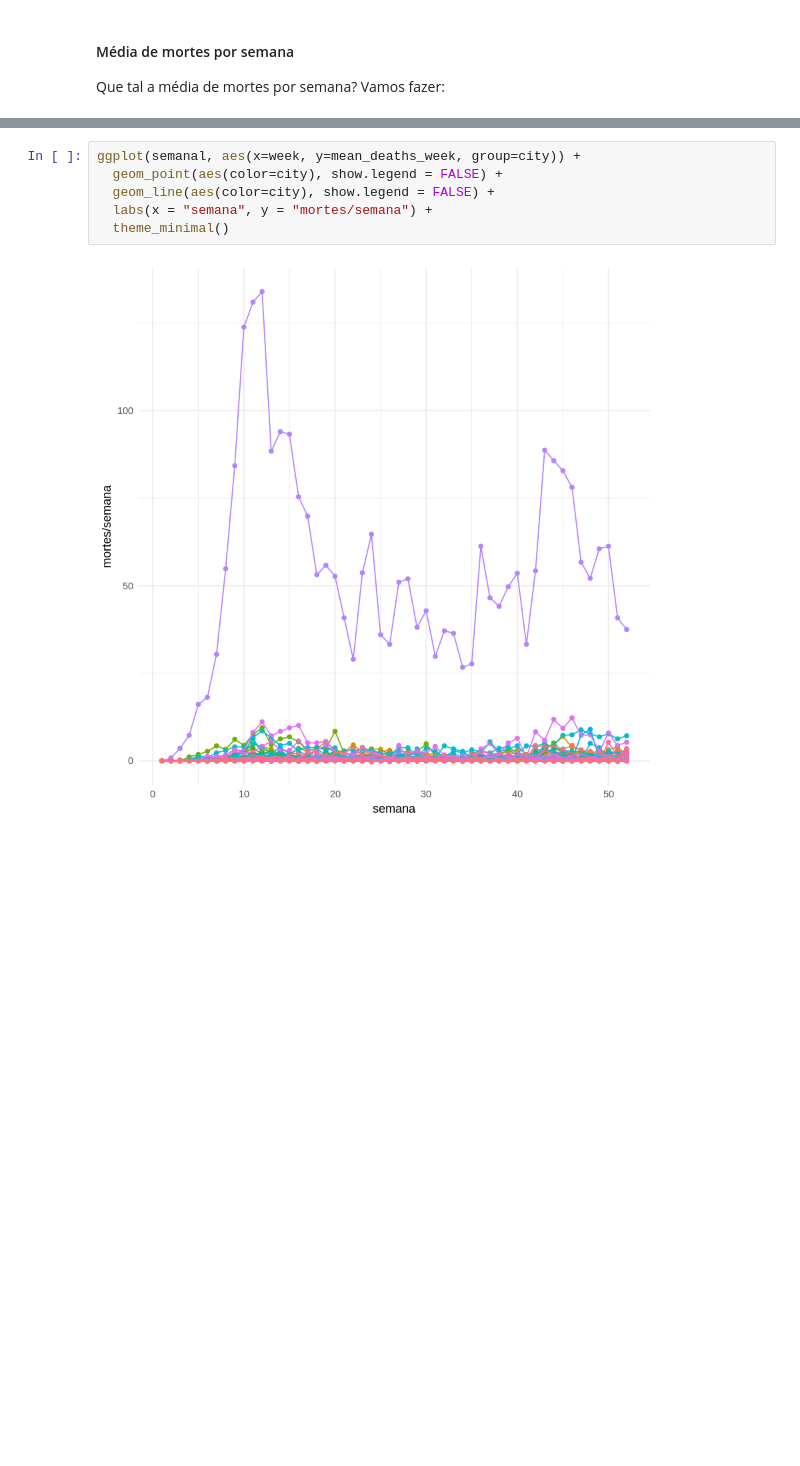
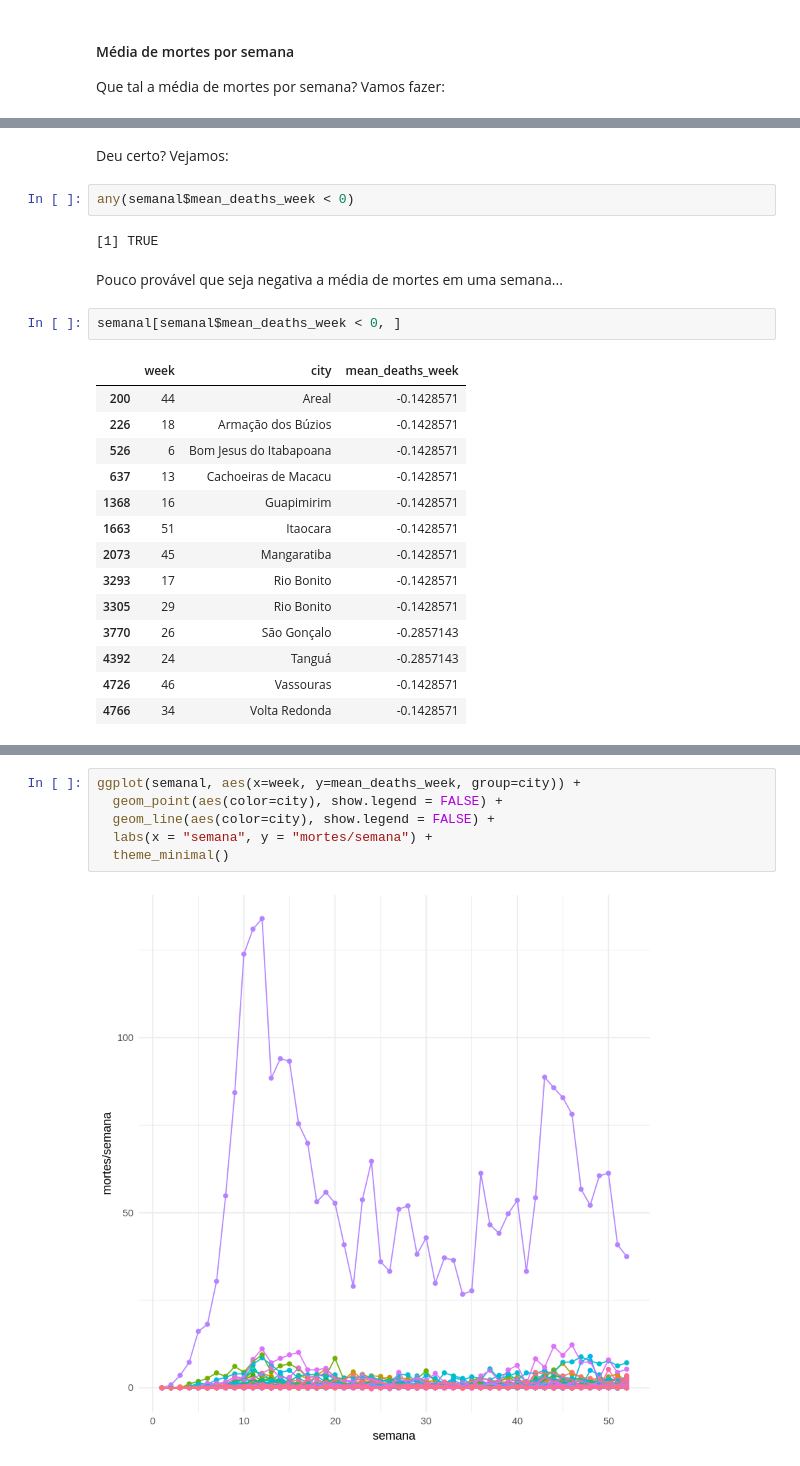
Before and after one commit to castroantonio/R-covid-exploratory-analysis-Brasil.io, a Jupyter notebook: pre-processamento.ipynb, the cells around one changed output, grey strips where cells are left out. Cells and saved outputs as stored; diff of their text form; blank space fills up the shorter version.

```diff
--- a/pre-processamento.ipynb
+++ b/pre-processamento.ipynb
@@ -306,0 +349,25 @@ for (municipio in municipios) {
+# %% [markdown]
+<p>Deu certo? Vejamos:</p>
+# %%
+any(semanal$mean_deaths_week < 0)
+# %% [output]
+[1] TRUE
+# %% [markdown]
+<p>Pouco provável que seja negativa a média de mortes em uma semana...</p>
+# %%
+semanal[semanal$mean_deaths_week < 0, ]
+# %% [output]
+|  | week | city | mean_deaths_week |
+| 200 | 44 | Areal | -0.1428571 |
+| 226 | 18 | Armação dos Búzios | -0.1428571 |
+| 526 | 6 | Bom Jesus do Itabapoana | -0.1428571 |
+| 637 | 13 | Cachoeiras de Macacu | -0.1428571 |
+| 1368 | 16 | Guapimirim | -0.1428571 |
+| 1663 | 51 | Itaocara | -0.1428571 |
+| 2073 | 45 | Mangaratiba | -0.1428571 |
+| 3293 | 17 | Rio Bonito | -0.1428571 |
+| 3305 | 29 | Rio Bonito | -0.1428571 |
+| 3770 | 26 | São Gonçalo | -0.2857143 |
+| 4392 | 24 | Tanguá | -0.2857143 |
+| 4726 | 46 | Vassouras | -0.1428571 |
+| 4766 | 34 | Volta Redonda | -0.1428571 |
```
Also changed, not shown: parts of 22 cells of this notebook, 1 other file.
